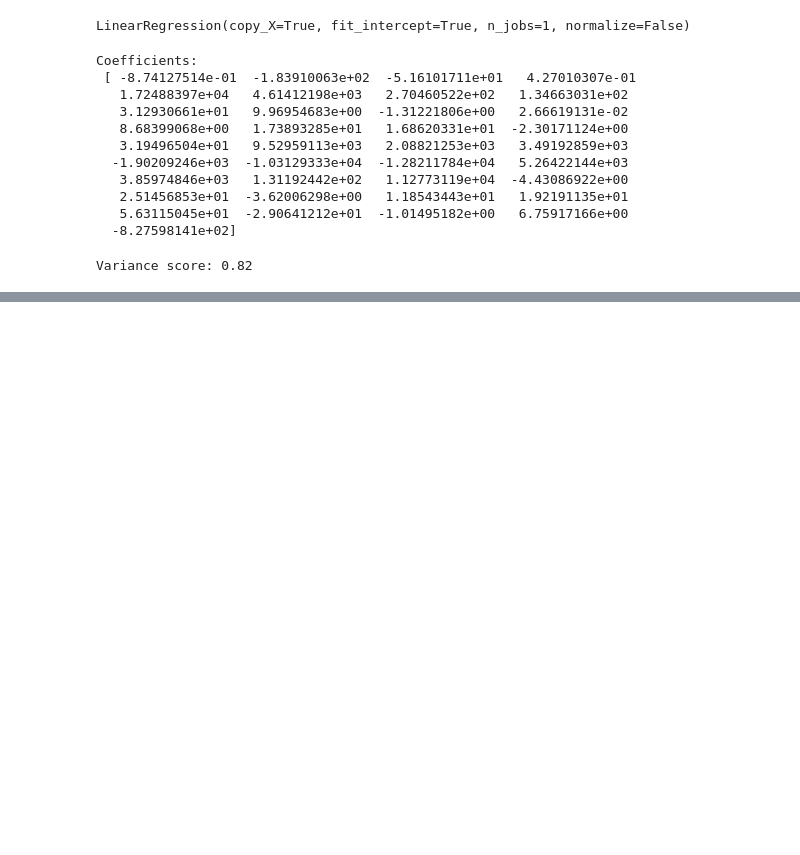
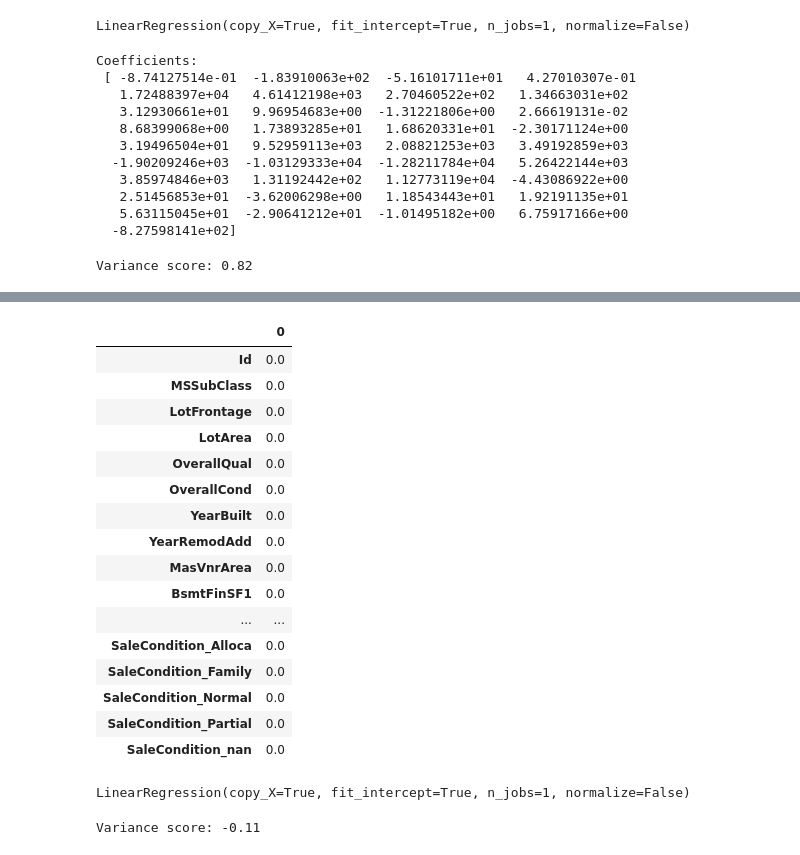
Before and after one commit to paulobueno/house_prices, a Jupyter notebook: V1.ipynb, the cells around one changed output, grey strips where cells are left out. Drawn from its saved outputs; the diff is of its cells as text; code cells hidden in the pictures; blank space fills up the shorter version.

```diff
--- a/V1.ipynb
+++ b/V1.ipynb
@@ -176,0 +208,46 @@ Variance score: 0.82
+# %%
+#remove colunas com missing maior que 50%
+#preenche colunas numericas por mediana e categoricas por moda
+
+tabela = pd.DataFrame(data_1)
+
+def p_missing(x):
+    if x.isnull().sum()/len(x) < 0.5:
+        return True
+    else:
+        return False
+
+def f_missing(x):
+    if(x.dtype == np.float64 or x.dtype == np.int64):
+        return x.fillna(0, inplace=True)
+    #else:
+    #    return x.fillna(x.mode()[0], inplace=True)
+
+#var_list = (tabela.apply(p_missing, axis=0))
+#tabela = tabela.loc[:, var_list]
+
+for x in tabela.columns:
+    f_missing(tabela[x])
+
+
+tabela_dum = pd.get_dummies(tabela, dummy_na = True)
+x = pd.DataFrame(tabela_dum.isnull().sum()/len(tabela_dum))
+HTML(x.to_html())
+# %% [output]
+|  | 0 |
+| Id | 0.0 |
+| MSSubClass | 0.0 |
+| LotFrontage | 0.0 |
+| LotArea | 0.0 |
+| OverallQual | 0.0 |
+| OverallCond | 0.0 |
+| YearBuilt | 0.0 |
+| YearRemodAdd | 0.0 |
+| MasVnrArea | 0.0 |
+| BsmtFinSF1 | 0.0 |
+| ... | ... |
+| SaleCondition_Alloca | 0.0 |
+| SaleCondition_Family | 0.0 |
+| SaleCondition_Normal | 0.0 |
+| SaleCondition_Partial | 0.0 |
+| SaleCondition_nan | 0.0 |
@@ -176,0 +269,10 @@ Variance score: 0.82
+# %%
+regr = linear_model.LinearRegression()
+regr.fit(train_x, train_y)
+# %% [output]
+LinearRegression(copy_X=True, fit_intercept=True, n_jobs=1, normalize=False)
+# %%
+# Explained variance score: 1 is perfect prediction
+print('Variance score: %.2f' % regr.score(test_x, test_y))
+# %% [output]
+Variance score: -0.11
```
Also changed, not shown: parts of 6 cells of this notebook.
